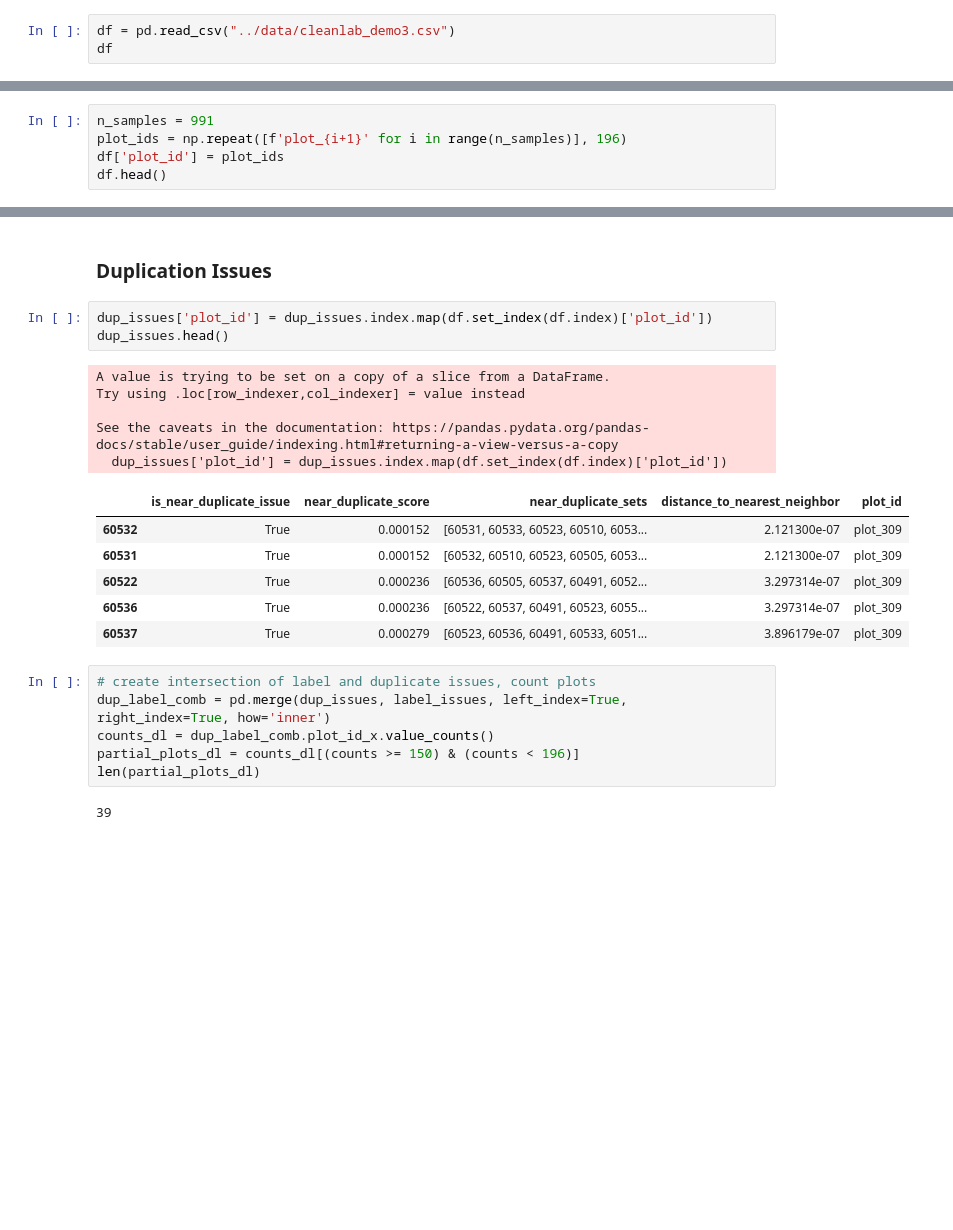
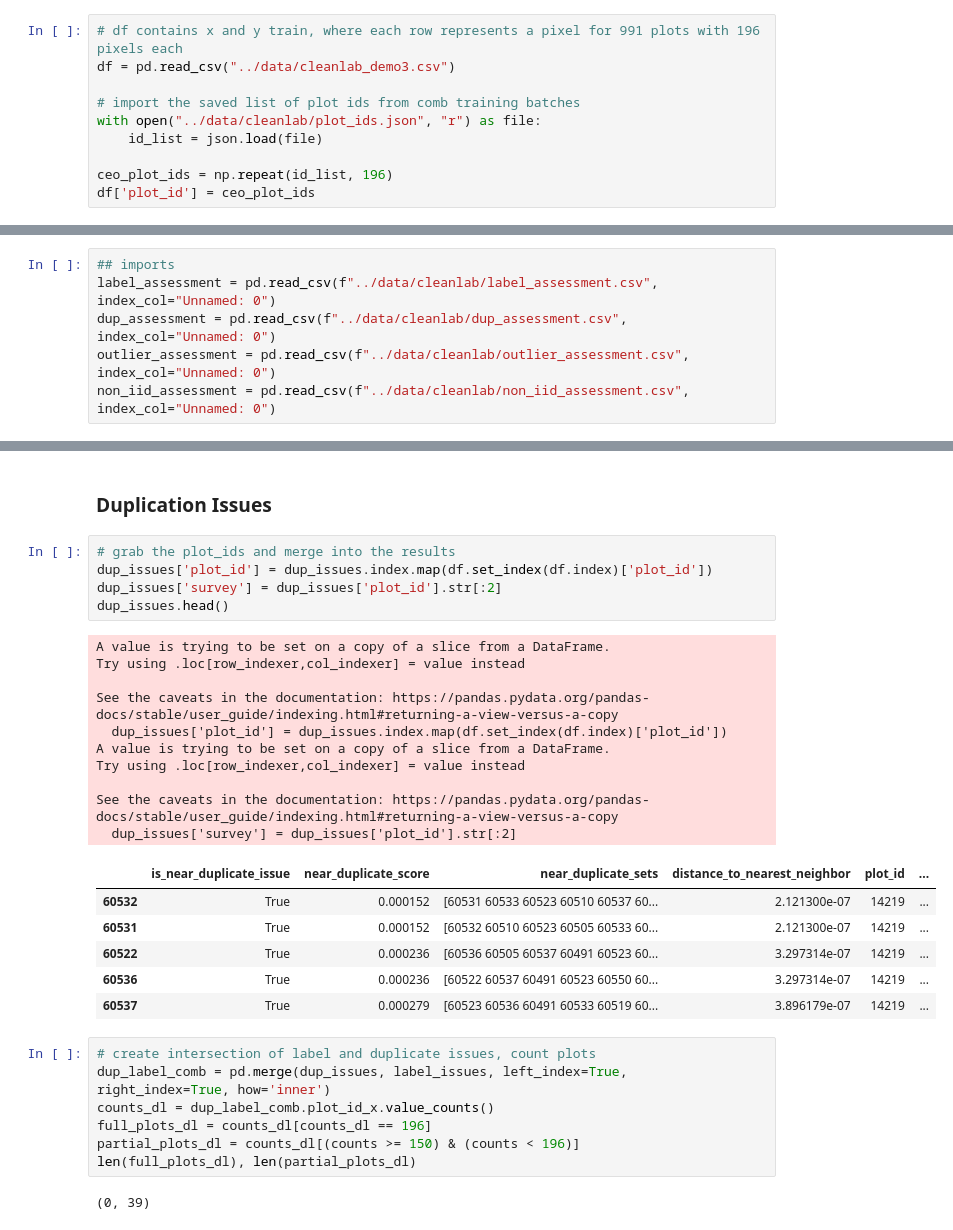
Before and after one commit to wri/plantation_classifier, a Jupyter notebook: notebooks/cleanlab.ipynb, the cells around one changed output, grey strips where cells are left out. Saved outputs shown, nothing was run; the diff lists cells and outputs as text; blank space fills up the shorter version.

Commit message:
add ceo plot_id & create confusion matrix

```diff
--- a/notebooks/cleanlab.ipynb
+++ b/notebooks/cleanlab.ipynb
@@ -21,5 +23,12 @@ from sklearn.preprocessing import MultiLabelBinarizer
 # %%
 ## consider adding visualization of the data here
 # %%
+# df contains x and y train, where each row represents a pixel for 991 plots with 196 pixels each
 df = pd.read_csv("../data/cleanlab_demo3.csv")
-df
+
+# import the saved list of plot ids from comb training batches
+with open("../data/cleanlab/plot_ids.json", "r") as file:
+    id_list = json.load(file)
+
+ceo_plot_ids = np.repeat(id_list, 196)
+df['plot_id'] = ceo_plot_ids
@@ -128,8 +130,3 @@ p-value: 0.0
 ## Analysis of Results
 Notes
 - A numeric quality score (between 0 and 1) estimating how severe this issue is exhibited in each example from a dataset. Examples with higher scores are less likely to suffer from this issue.
-# %%
-n_samples = 991
-plot_ids = np.repeat([f'plot_{i+1}' for i in range(n_samples)], 196)
-df['plot_id'] = plot_ids
-df.head()
@@ -145 +141,7 @@ for var_name in ["label_assessment", "dup_assessment", "outlier_assessment", "no
+# %%
+## imports
+label_assessment = pd.read_csv(f"../data/cleanlab/label_assessment.csv", index_col="Unnamed: 0")
+dup_assessment = pd.read_csv(f"../data/cleanlab/dup_assessment.csv", index_col="Unnamed: 0")
+outlier_assessment = pd.read_csv(f"../data/cleanlab/outlier_assessment.csv", index_col="Unnamed: 0")
+non_iid_assessment = pd.read_csv(f"../data/cleanlab/non_iid_assessment.csv", index_col="Unnamed: 0")
 # %%
@@ -220,25 +241,33 @@ Name: count, Length: 117, dtype: int64
 # %% [markdown]
 ### Duplication Issues
 # %%
+# grab the plot_ids and merge into the results
 dup_issues['plot_id'] = dup_issues.index.map(df.set_index(df.index)['plot_id'])
+dup_issues['survey'] = dup_issues['plot_id'].str[:2]
 dup_issues.head()
 # %% [output]
 A value is trying to be set on a copy of a slice from a DataFrame.
 Try using .loc[row_indexer,col_indexer] = value instead
 
 See the caveats in the documentation: https://pandas.pydata.org/pandas-docs/stable/user_guide/indexing.html#returning-a-view-versus-a-copy
   dup_issues['plot_id'] = dup_issues.index.map(df.set_index(df.index)['plot_id'])
+A value is trying to be set on a copy of a slice from a DataFrame.
+Try using .loc[row_indexer,col_indexer] = value instead
+
+See the caveats in the documentation: https://pandas.pydata.org/pandas-docs/stable/user_guide/indexing.html#returning-a-view-versus-a-copy
+  dup_issues['survey'] = dup_issues['plot_id'].str[:2]
-|  | is_near_duplicate_issue | near_duplicate_score | near_duplicate_sets | distance_to_nearest_neighbor | plot_id |
-| 60532 | True | 0.000152 | [60531, 60533, 60523, 60510, 6053... | 2.121300e-07 | plot_309 |
-| 60531 | True | 0.000152 | [60532, 60510, 60523, 60505, 6053... | 2.121300e-07 | plot_309 |
-| 60522 | True | 0.000236 | [60536, 60505, 60537, 60491, 6052... | 3.297314e-07 | plot_309 |
-| 60536 | True | 0.000236 | [60522, 60537, 60491, 60523, 6055... | 3.297314e-07 | plot_309 |
-| 60537 | True | 0.000279 | [60523, 60536, 60491, 60533, 6051... | 3.896179e-07 | plot_309 |
+|  | is_near_duplicate_issue | near_duplicate_score | near_duplicate_sets | distance_to_nearest_neighbor | plot_id | ... |
+| 60532 | True | 0.000152 | [60531 60533 60523 60510 60537 60... | 2.121300e-07 | 14219 | ... |
+| 60531 | True | 0.000152 | [60532 60510 60523 60505 60533 60... | 2.121300e-07 | 14219 | ... |
+| 60522 | True | 0.000236 | [60536 60505 60537 60491 60523 60... | 3.297314e-07 | 14219 | ... |
+| 60536 | True | 0.000236 | [60522 60537 60491 60523 60550 60... | 3.297314e-07 | 14219 | ... |
+| 60537 | True | 0.000279 | [60523 60536 60491 60533 60519 60... | 3.896179e-07 | 14219 | ... |
 # %%
 # create intersection of label and duplicate issues, count plots
 dup_label_comb = pd.merge(dup_issues, label_issues, left_index=True, right_index=True, how='inner')
 counts_dl = dup_label_comb.plot_id_x.value_counts()
+full_plots_dl = counts_dl[counts_dl == 196]
 partial_plots_dl = counts_dl[(counts >= 150) & (counts < 196)]
-len(partial_plots_dl)
+len(full_plots_dl), len(partial_plots_dl)
 # %% [output]
-39
+(0, 39)
```
Also changed, not shown: parts of 22 cells of this notebook.
